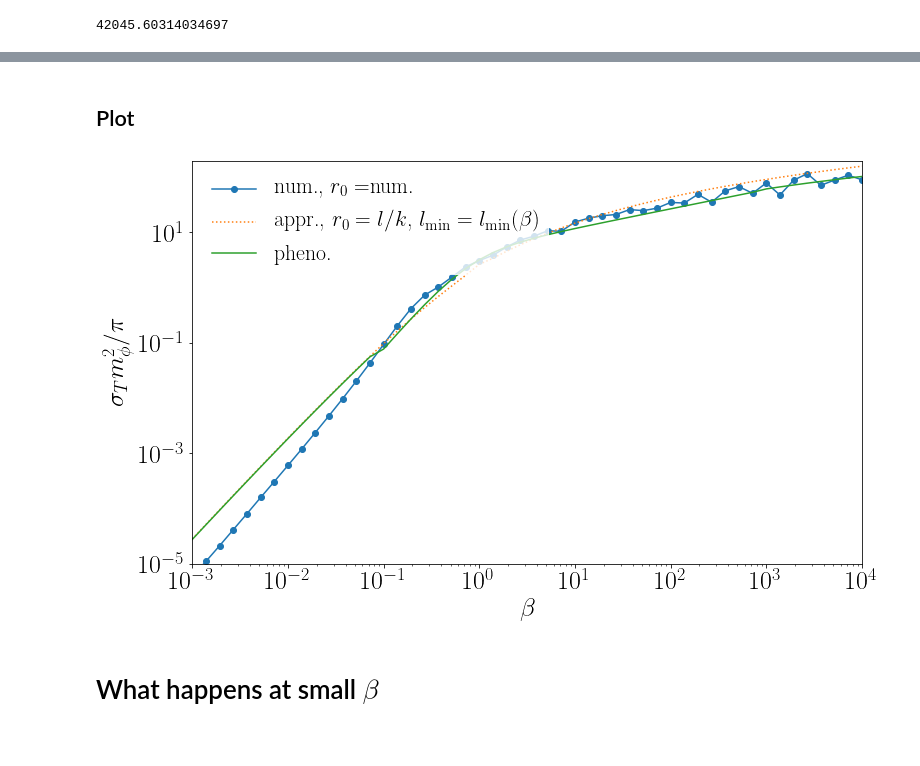
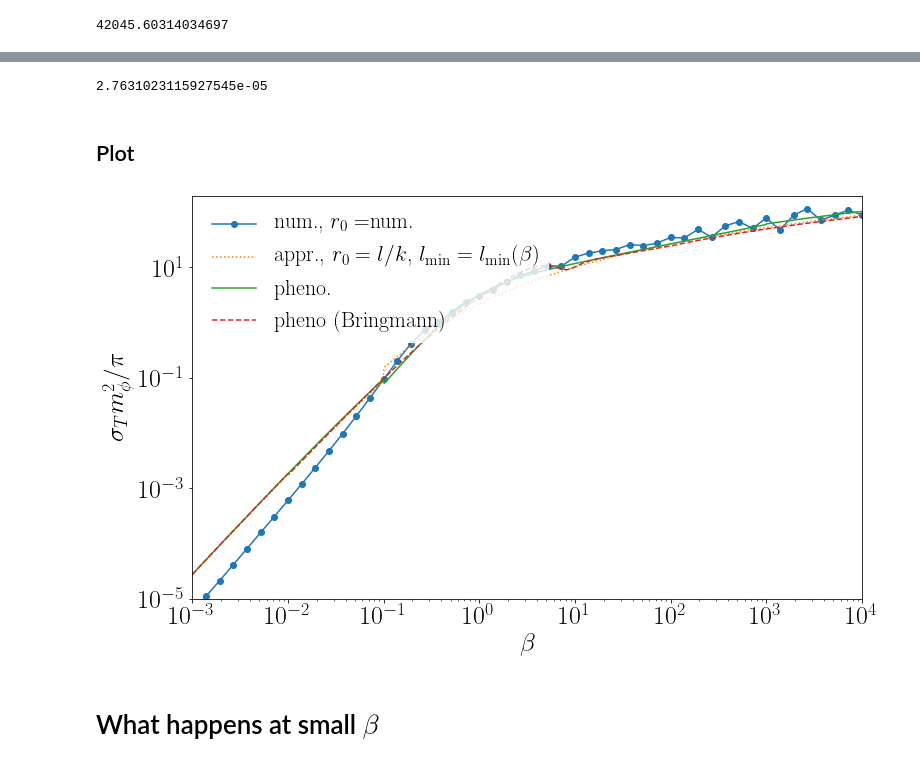
Before and after one commit to LauraSagunski/Self-interaction-cross-section, a Jupyter notebook: Integral_deltal_2_updated.ipynb, the cells around one changed output, grey strips where cells are left out. Drawn from its saved outputs; the diff is of its cells as text; code cells hidden in the pictures.

```diff
--- a/Integral_deltal_2_updated.ipynb
+++ b/Integral_deltal_2_updated.ipynb
@@ -278,6 +278,9 @@ for beta in [1.,10.,100.,1000.]:
     m=(mX/2.)  #reduced mass m
     p=m*(v/c) #momentum p
     k=p/hbar
+    b = 0.1*50*beta/0.1
+    a = 0.02/(2*0.1*beta)
+    lminnew = np.sqrt(b/(2*beta))*prodlog(np.pi*beta*b/2)/2
     #r0appr=l/k
     pl.figure(figsize=(12,12/goldenratio)) #Sophia's plot size.
     lvalsnew=np.array([l for l in range(1,100)]) #l=1,2,...,1500
@@ -288,6 +291,8 @@ for beta in [1.,10.,100.,1000.]:
     pl.xlabel(r'$l$',fontsize=fontsize)
     pl.ylabel(r'$r_{0}(l)$',fontsize=fontsize)
     #pl.ylim([10.**(-5.),10.**5.])
+    #pl.axhline(k**2, label=r'$k^2$', color = 'black')
+    pl.axvline(lminnew, color = 'black', label = r'$l_\mathrm{min}$ (from $\delta_l = 1$)')
     pl.legend(loc='lower right',edgecolor='white',fontsize=legendfontsize)
     pl.title(r'$\beta$='+str(beta))
     pl.show()
@@ -1198,11 +1278,11 @@ def sigmaTappr_beta(mphi,beta):
     #    prefactor=-1.
     #_____sigmaTappr_____
     prefactor=((2.*np.pi)/(mphi*(GeV_to_cmminus1/c))**2.)*(hbar/c)**2
-    if beta<=1:
+    if beta<=0.1:
         #term=2.*beta**4.*(kn(0.,beta)*kn(2.,beta)-kn(1.,beta)**2.)
-        term=beta**4.*(1./beta**2.-kn(1.,beta)**2.+kn(0.,beta)*kn(2.,beta))
-    elif beta>1:
-        term=beta**2.*abs(prodlog(beta**2.*np.pi))**2./4.*(1./beta**2.-kn(1.,abs(prodlog(beta**2.*np.pi))/2.)**2.+kn(0.,abs(prodlog(np.pi*beta**2.))/2.)*kn(2.,abs(prodlog(np.pi*beta**2.))/2.))
+        term=beta**4.*(1./(2*beta**2.)-kn(1.,beta)**2.+kn(0.,beta)*kn(2.,beta))
+    elif beta>0.1:
+        term=beta**2.*abs(prodlog(beta**2.*np.pi))**2./4.*(1./(2*beta**2.)-kn(1.,abs(prodlog(beta**2.*np.pi))/2.)**2.+kn(0.,abs(prodlog(np.pi*beta**2.))/2.)*kn(2.,abs(prodlog(np.pi*beta**2.))/2.))
     sigmaT=prefactor*term
     return sigmaT
 
@@ -1409,3 +1475,15 @@ def lmin_ddeltal_num(beta):
+# %%
+def sigmaTmphi2pi_pheno_Bringmann(beta):
+    if beta <= 0.01:
+        return 2*beta**2*np.log(1 + beta**-2.)
+    elif 0.01 < beta <= 100:
+        return 7*(beta**1.8 + 280*(beta/10)**10.3)/(1 + 1.4*beta + 0.006*beta**4 + 160*(beta/10)**10)
+    elif beta > 100:
+        return 0.81*(1+np.log(beta)-(2*np.log(beta))**-1)**2
+
+print(sigmaTmphi2pi_pheno_Bringmann(0.001))
+# %% [output]
+2.7631023115927545e-05
 # %% [markdown]
 ## Plot
 # %%
@@ -1428,30 +1506,32 @@ sigmaTm2piapprr0num_betavals=np.array([[beta,sigmaTm2piapprr0num_beta(beta)] for
 # %%
 pl.figure(figsize=(12,12/goldenratio)) #Sophia's plot size.
 
 pl.plot(sigmaTm2pir0num_betavals[:,0],sigmaTm2pir0num_betavals[:,1],'o-',color='C0',label='num., $r_0=$num.')
 #pl.plot(sigmaTm2pi_betavals[:,0],sigmaTm2pi_betavals[:,1],color='C0',linestyle='--',label='num., $r_0=l / k$')
 
 #pl.plot(sigmaTm2piapprr0num_betavals[:,0],sigmaTm2piapprr0num_betavals[:,1],'o-',color='C1',label=r'appr., $r_0=$num.')
 
 #pl.plot(betavals,[sigmaTm2piappr_lmin12a_beta(beta) for beta in betavals],color='C1',linestyle='--',label=r'appr., $r_0=l / k$, $l_{\rm min}=1/2a$')
 
 pl.plot(betavals,[sigmaTm2piappr_beta(beta) for beta in betavals],color='C1',linestyle=':',label=r'appr., $r_0=l / k$, $l_{\rm min}=l_{\rm min}(\beta)$')
 
 pl.plot(betavals,[sigmaTm2pipheno_beta(beta) for beta in betavals],color='C2',linestyle='-',label='pheno.')
 
+pl.plot(betavals,[sigmaTmphi2pi_pheno_Bringmann(beta) for beta in betavals], color = 'C3', linestyle = '--', label = 'pheno (Bringmann)')
+
 pl.xscale('log')
 pl.yscale('log')
 pl.xlim([betamin,betamax])
 pl.ylim([10.**(-5.),200.])
 #pl.ylim([-1.,30.])
 pl.xlabel(r'$\beta$',fontsize=fontsize)
 pl.ylabel(r'$\sigma_{T} m_{\phi}^2 / \pi$',fontsize=fontsize)
 pl.legend(loc='upper left',edgecolor='white',fontsize=legendfontsize)
 #pl.savefig('Plots/C_analytical_vs_pheno.pdf',bbox_inches='tight')
 #print('Plots/C_analytical_vs_pheno.pdf exported.')
 pl.show()
 # %% [output]
-[figure, old version]
+[figure, new version]
 # %%
 #The reason that the numerical approach breaks down at small \beta is that the phase shift integral breaks down for
 #important l values and \delta_l evaluates to zero, giving a reduced cross-section. It might even be that this same
```
Also changed, not shown: parts of 29 cells of this notebook.
